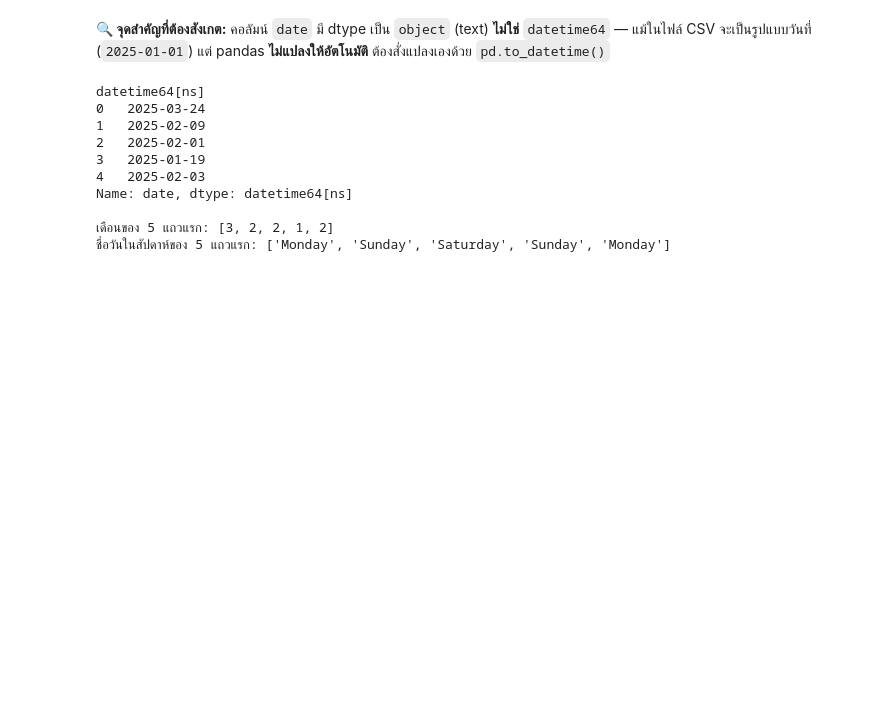
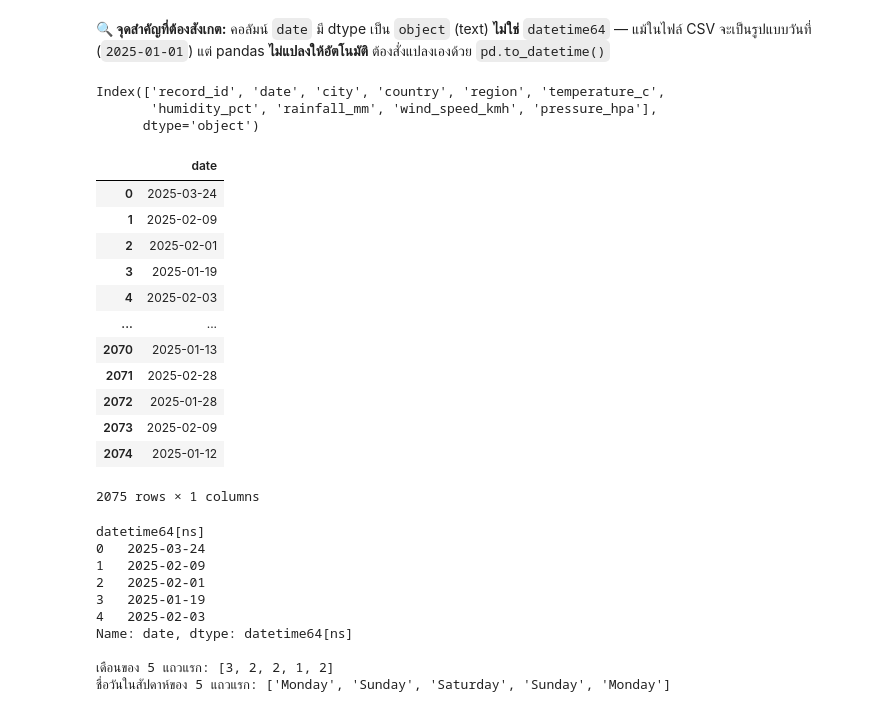
Before and after one commit to phatchariya202/683020589-0_Phatchariya, a Jupyter notebook: Module-A-Notebooks/SC612104_Session08_Pandas_Basics.ipynb, the cells around one changed output. Drawn from its saved outputs; the diff is of its cells as text; code cells hidden in the pictures; blank space fills up the shorter version.

```diff
--- a/Module-A-Notebooks/SC612104_Session08_Pandas_Basics.ipynb
+++ b/Module-A-Notebooks/SC612104_Session08_Pandas_Basics.ipynb
@@ -414,5 +448,29 @@ print(df.dtypes)
 # %% [markdown]
 **🔍 จุดสำคัญที่ต้องสังเกต:** คอลัมน์ `date` มี dtype เป็น `object` (text) **ไม่ใช่** `datetime64` — แม้ในไฟล์ CSV จะเป็นรูปแบบวันที่ (`2025-01-01`) แต่ pandas **ไม่แปลงให้อัตโนมัติ** ต้องสั่งแปลงเองด้วย `pd.to_datetime()`
+# %%
+df.columns
+# %% [output]
+Index(['record_id', 'date', 'city', 'country', 'region', 'temperature_c',
+       'humidity_pct', 'rainfall_mm', 'wind_speed_kmh', 'pressure_hpa'],
+      dtype='object')
+# %%
+df.iloc[:,1]
+df['date']
+df.loc[:,['date']]
+# %% [output]
+|  | date |
+| 0 | 2025-03-24 |
+| 1 | 2025-02-09 |
+| 2 | 2025-02-01 |
+| 3 | 2025-01-19 |
+| 4 | 2025-02-03 |
+| ... | ... |
+| 2070 | 2025-01-13 |
+| 2071 | 2025-02-28 |
+| 2072 | 2025-01-28 |
+| 2073 | 2025-02-09 |
+| 2074 | 2025-01-12 |
+2075 rows × 1 columns
 # %%
 # แปลงคอลัมน์ date จาก object (text) ให้เป็น datetime จริง
 df["date"] = pd.to_datetime(df["date"])
```
Also changed, not shown: parts of 3 cells of this notebook.
